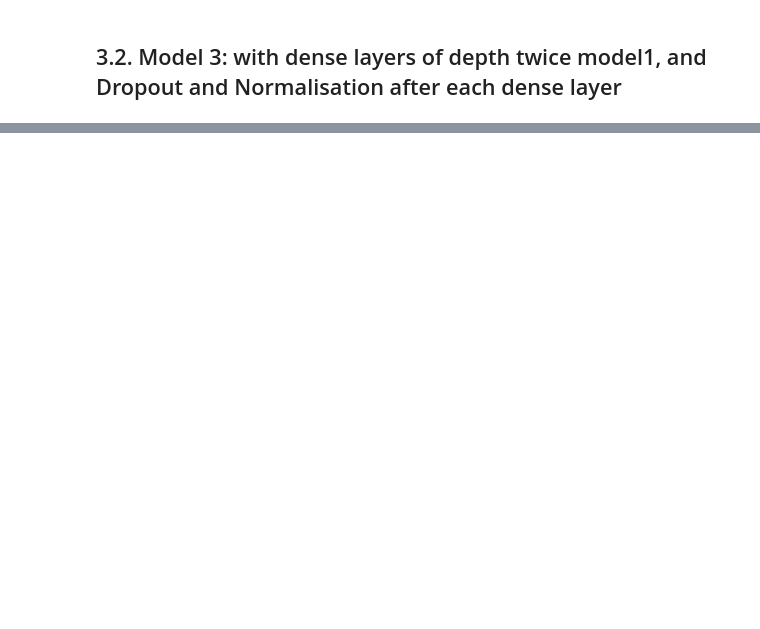
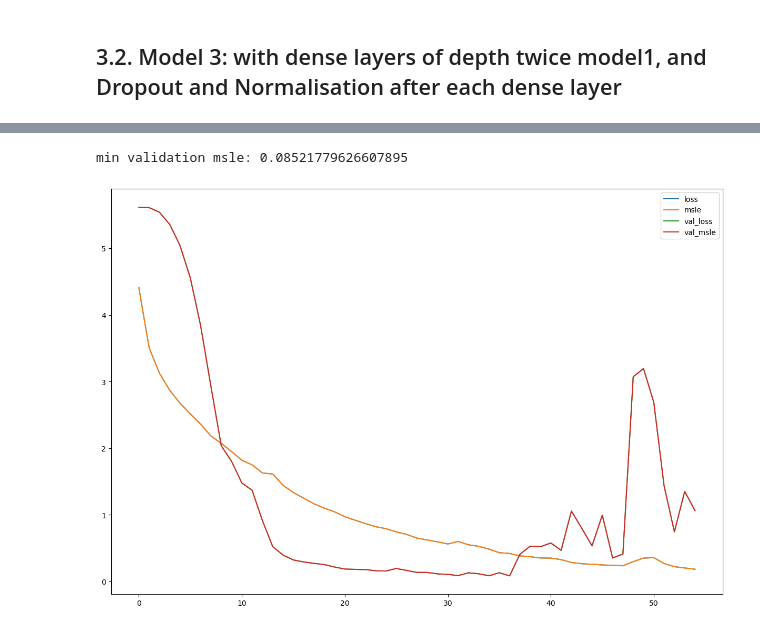
Before and after one commit to rahkooy/Neural-Network-Abalone, a Jupyter notebook: neural-net.ipynb, the cells around one changed output, grey strips where cells are left out. Saved outputs shown, nothing was run; the diff lists cells and outputs as text; code cells hidden in the pictures; blank space fills up the shorter version.

```diff
--- a/neural-net.ipynb
+++ b/neural-net.ipynb
@@ -261,0 +321,4 @@ min validation loss: 0.05016452446579933
+# %%
+model4 = nn_model4.NeuralNetworkModel4()
+model4.compile_model4()
+model4.summary4()
@@ -261,0 +347,20 @@ min validation loss: 0.05016452446579933
+# %%
+# Fitting with Earlystopping to avoid over/underfitting:
+
+early_stopping = callbacks.EarlyStopping(
+    monitor = "val_msle",
+    mode = "auto",
+    min_delta=0.001,
+    patience=20,
+    restore_best_weights=True,
+)
+
+
+history4 = model4.fit(
+    X_train,y_train,
+    validation_data=(X_test,y_test),
+    batch_size=256,
+    epochs = 256,
+    callbacks=[early_stopping],
+    verbose=1
+)
@@ -261,0 +385,7 @@ min validation loss: 0.05016452446579933
+# %%
+history_df4 = pd.DataFrame(history4.history)
+history_df4.plot(figsize=(15,10))
+print("min validation msle: {}".format(history_df4['val_msle'].min()))
+# %% [output]
+min validation msle: 0.08521779626607895
+[figure, added]
```
Also changed, not shown: parts of 14 cells of this notebook, 4 other files.
